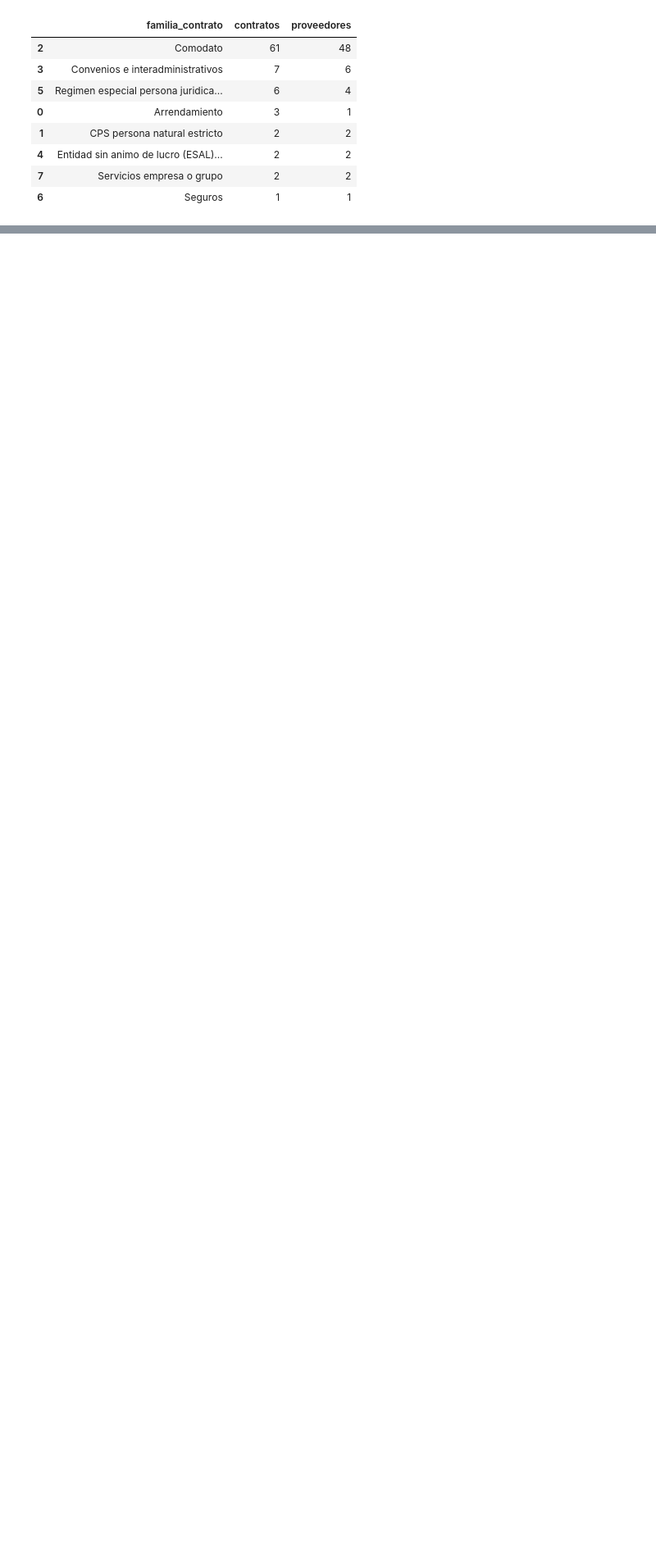
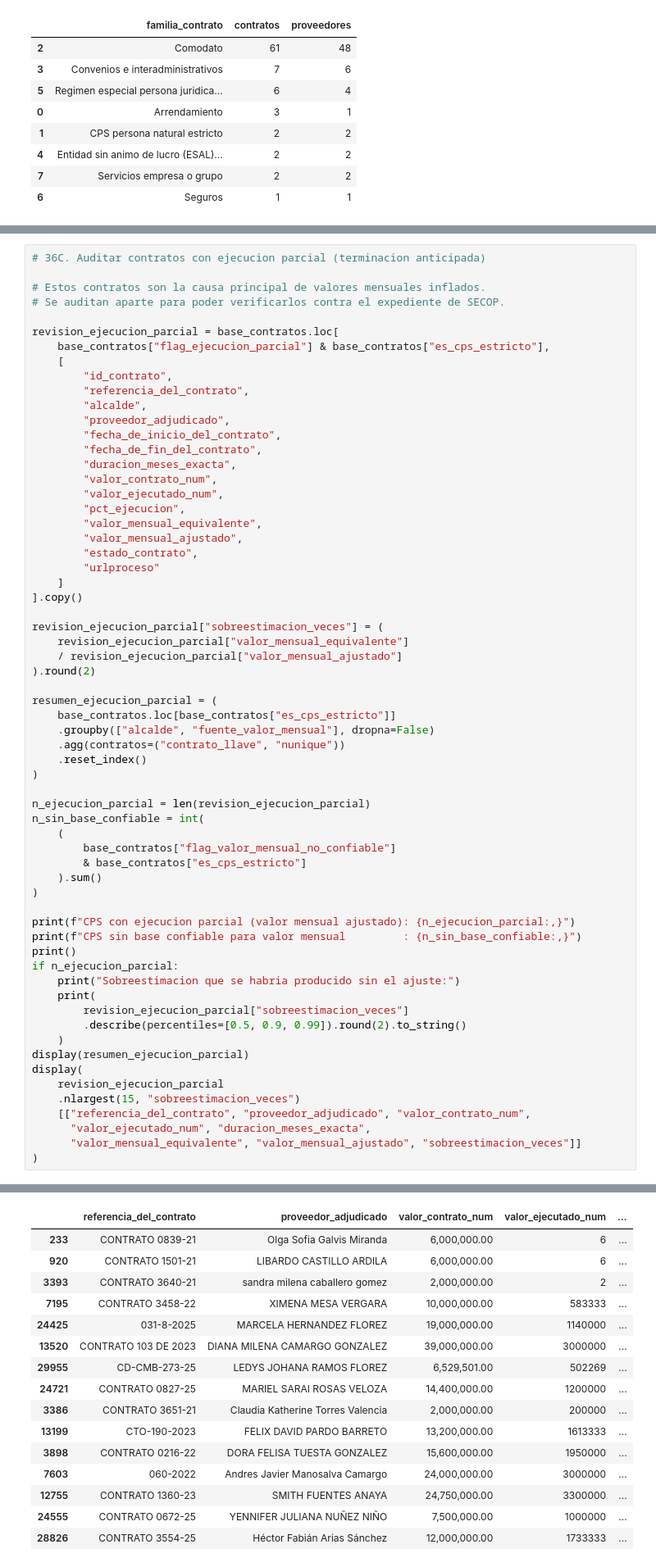
Before and after one commit to layapemar/PROYECTO-SECOP_BARRANCABERMEJA, a Jupyter notebook: notebooks/02_limpieza_calidad.ipynb, the cells around one changed output, grey strips where cells are left out. Shown at 82% size. Cells and saved outputs as stored; diff of their text form; blank space fills up the shorter version.

Commit message:
ajustes

```diff
--- a/notebooks/02_limpieza_calidad.ipynb
+++ b/notebooks/02_limpieza_calidad.ipynb
@@ -1895,0 +2090,64 @@ Fechas invertidas: 5
+# %%
+# 36C. Auditar contratos con ejecucion parcial (terminacion anticipada)
+
+# Estos contratos son la causa principal de valores mensuales inflados.
+# Se auditan aparte para poder verificarlos contra el expediente de SECOP.
+
+revision_ejecucion_parcial = base_contratos.loc[
+    base_contratos["flag_ejecucion_parcial"] & base_contratos["es_cps_estricto"],
+    [
+        "id_contrato",
+        "referencia_del_contrato",
+        "alcalde",
+        "proveedor_adjudicado",
+        "fecha_de_inicio_del_contrato",
+        "fecha_de_fin_del_contrato",
+        "duracion_meses_exacta",
+        "valor_contrato_num",
+        "valor_ejecutado_num",
+        "pct_ejecucion",
+        "valor_mensual_equivalente",
+        "valor_mensual_ajustado",
+        "estado_contrato",
+        "urlproceso"
+    ]
+].copy()
+
+revision_ejecucion_parcial["sobreestimacion_veces"] = (
+    revision_ejecucion_parcial["valor_mensual_equivalente"]
+    / revision_ejecucion_parcial["valor_mensual_ajustado"]
+).round(2)
+
+resumen_ejecucion_parcial = (
+    base_contratos.loc[base_contratos["es_cps_estricto"]]
+    .groupby(["alcalde", "fuente_valor_mensual"], dropna=False)
+    .agg(contratos=("contrato_llave", "nunique"))
+    .reset_index()
+)
+
+n_ejecucion_parcial = len(revision_ejecucion_parcial)
+n_sin_base_confiable = int(
+    (
+        base_contratos["flag_valor_mensual_no_confiable"]
+        & base_contratos["es_cps_estricto"]
+    ).sum()
+)
+
+print(f"CPS con ejecucion parcial (valor mensual ajustado): {n_ejecucion_parcial:,}")
+print(f"CPS sin base confiable para valor mensual         : {n_sin_base_confiable:,}")
+print()
+if n_ejecucion_parcial:
+    print("Sobreestimacion que se habria producido sin el ajuste:")
+    print(
+        revision_ejecucion_parcial["sobreestimacion_veces"]
+        .describe(percentiles=[0.5, 0.9, 0.99]).round(2).to_string()
+    )
+display(resumen_ejecucion_parcial)
+display(
+    revision_ejecucion_parcial
+    .nlargest(15, "sobreestimacion_veces")
+    [["referencia_del_contrato", "proveedor_adjudicado", "valor_contrato_num",
+      "valor_ejecutado_num", "duracion_meses_exacta",
+      "valor_mensual_equivalente", "valor_mensual_ajustado", "sobreestimacion_veces"]]
+)
+# %% [output]
@@ -1896,3 +2176,19 @@ Fechas invertidas: 5
+|  | referencia_del_contrato | proveedor_adjudicado | valor_contrato_num | valor_ejecutado_num | ... |
+| 233 | CONTRATO 0839-21 | Olga Sofia Galvis Miranda | 6,000,000.00 | 6 | ... |
+| 920 | CONTRATO 1501-21 | LIBARDO CASTILLO ARDILA | 6,000,000.00 | 6 | ... |
+| 3393 | CONTRATO 3640-21 | sandra milena caballero gomez | 2,000,000.00 | 2 | ... |
+| 7195 | CONTRATO 3458-22 | XIMENA MESA VERGARA | 10,000,000.00 | 583333 | ... |
+| 24425 | 031-8-2025 | MARCELA HERNANDEZ FLOREZ | 19,000,000.00 | 1140000 | ... |
+| 13520 | CONTRATO 103 DE 2023 | DIANA MILENA CAMARGO GONZALEZ | 39,000,000.00 | 3000000 | ... |
+| 29955 | CD-CMB-273-25 | LEDYS JOHANA RAMOS FLOREZ | 6,529,501.00 | 502269 | ... |
+| 24721 | CONTRATO 0827-25 | MARIEL SARAI ROSAS VELOZA | 14,400,000.00 | 1200000 | ... |
+| 3386 | CONTRATO 3651-21 | Claudia Katherine Torres Valencia | 2,000,000.00 | 200000 | ... |
+| 13199 | CTO-190-2023 | FELIX DAVID PARDO BARRETO | 13,200,000.00 | 1613333 | ... |
+| 3898 | CONTRATO 0216-22 | DORA FELISA TUESTA GONZALEZ | 15,600,000.00 | 1950000 | ... |
+| 7603 | 060-2022 | Andres Javier Manosalva Camargo | 24,000,000.00 | 3000000 | ... |
+| 12755 | CONTRATO 1360-23 | SMITH FUENTES ANAYA | 24,750,000.00 | 3300000 | ... |
+| 24555 | CONTRATO 0672-25 | YENNIFER JULIANA NUÑEZ NIÑO | 7,500,000.00 | 1000000 | ... |
+| 28826 | CONTRATO 3554-25 | Héctor Fabián Arias Sánchez | 12,000,000.00 | 1733333 | ... |
 # %%
 # 37. Auditar días adicionados por alcalde y subtipo
 
```
Also changed, not shown: parts of 7 cells of this notebook, 37 other files.
